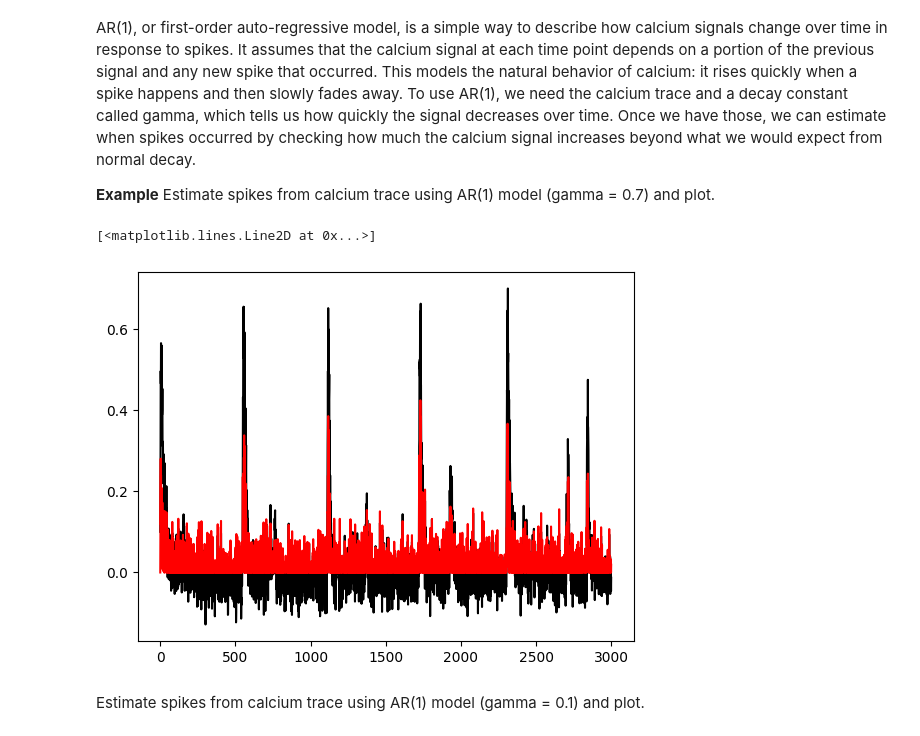
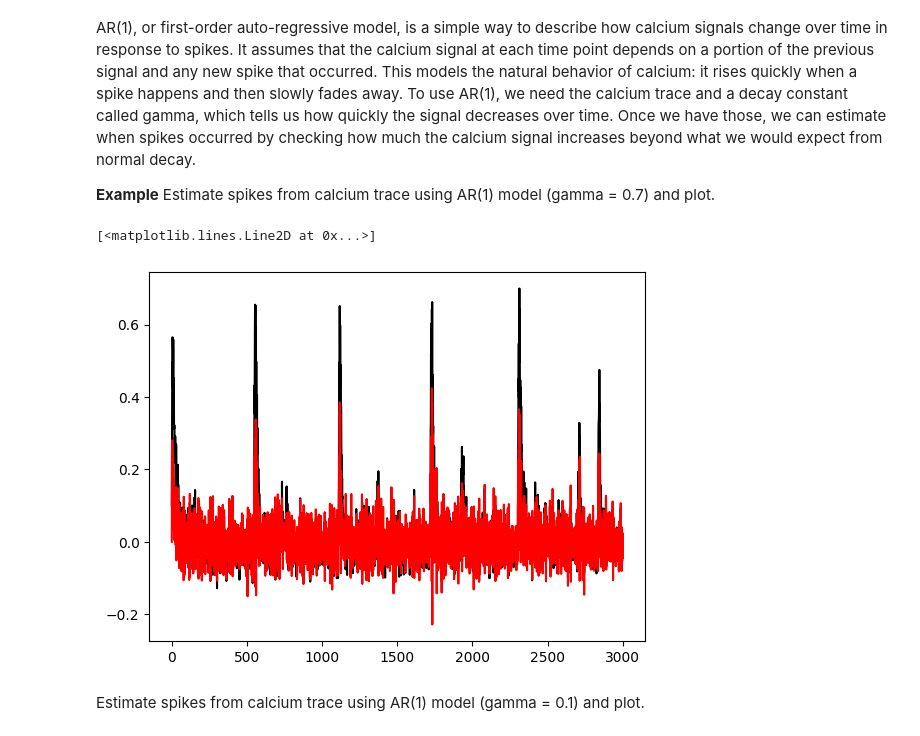
Before and after one commit to sangeethankumar/Courses, a Jupyter notebook: CalciumImaging/Draft2/01. Spike Inference from Calcium Imaging Data Using Convolution, Deconvolution, and AR Models.ipynb, the cells around one changed output. Drawn from its saved outputs; the diff is of its cells as text; code cells hidden in the pictures.

```diff
--- a/CalciumImaging/Draft2/01. Spike Inference from Calcium Imaging Data Using Convolution, Deconvolution, and AR Models.ipynb
+++ b/CalciumImaging/Draft2/01. Spike Inference from Calcium Imaging Data Using Convolution, Deconvolution, and AR Models.ipynb
@@ -656,15 +656,15 @@ AR(1), or first-order auto-regressive model, is a simple way to describe how cal
 # %%
 gamma = 0.7
 calcium = cal_trace.copy()
 decon = np.zeros_like(calcium)
-s_est[1:] = calcium[1:] - gamma * calcium[:-1]
-s_est = np.clip(s_est, 0, None)
+decon[1:] = calcium[1:] - gamma * calcium[:-1]
+s_est = np.clip(decon, 0, None)
 
 plt.plot(calcium, color='k')
-plt.plot(s_est, color='r')
+plt.plot(decon, color='r')
 # %% [output]
 [<matplotlib.lines.Line2D at 0x...>]
-[figure, old version]
+[figure, new version]
 # %% [markdown]
 Estimate spikes from calcium trace using AR(1) model (gamma = 0.1) and plot.
 # %%
```
Also changed, not shown: parts of 2 cells of this notebook.
